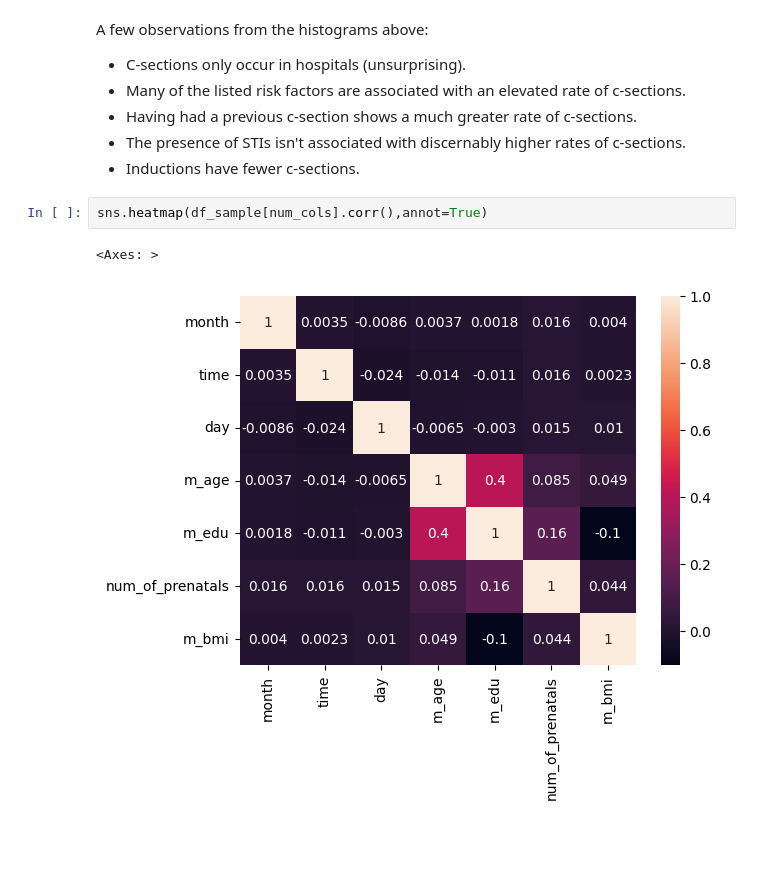
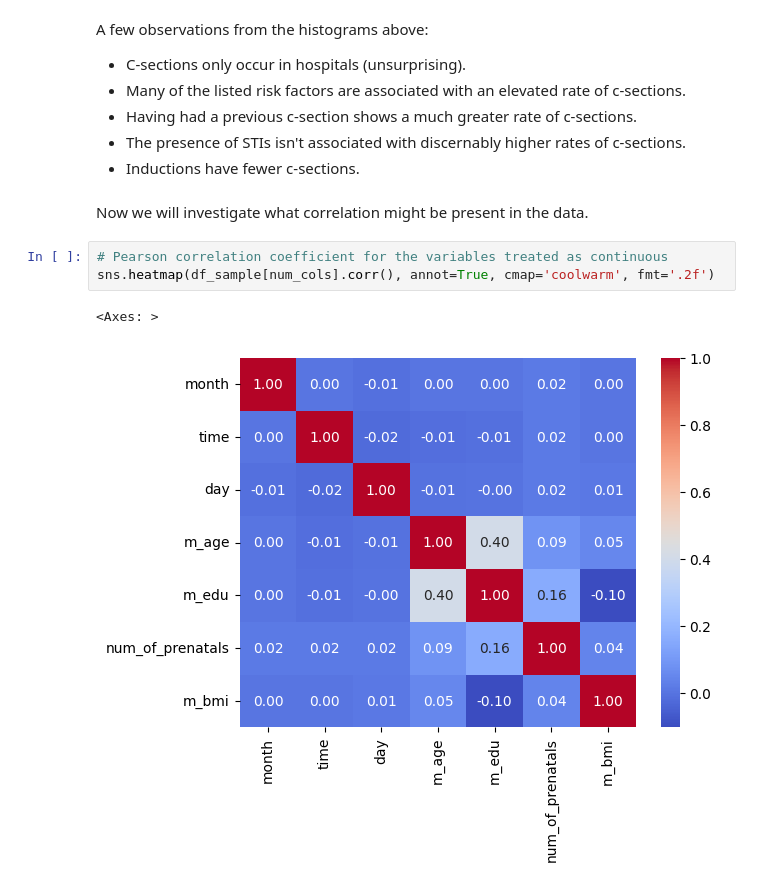
Before and after one commit to austin-maison/cdc-birth-predictor, a Jupyter notebook: notebooks/02-analysis.ipynb, the cells around one changed output. Cells and saved outputs as stored; diff of their text form; blank space fills up the shorter version.

Commit message:
Calculate correlation between predictors

```diff
--- a/notebooks/02-analysis.ipynb
+++ b/notebooks/02-analysis.ipynb
@@ -156,8 +158,11 @@ A few observations from the histograms above:
 - Having had a previous c-section shows a much greater rate of c-sections.
 - The presence of STIs isn't associated with discernably higher rates of c-sections.
 - Inductions have fewer c-sections.
-# %%
-sns.heatmap(df_sample[num_cols].corr(),annot=True)
-# %% [output]
-<Axes: >
-[figure, removed]
+# %% [markdown]
+Now we will investigate what correlation might be present in the data.
+# %%
+# Pearson correlation coefficient for the variables treated as continuous
+sns.heatmap(df_sample[num_cols].corr(), annot=True, cmap='coolwarm', fmt='.2f')
+# %% [output]
+<Axes: >
+[figure, added]
```
Also changed, not shown: parts of 6 cells of this notebook.
